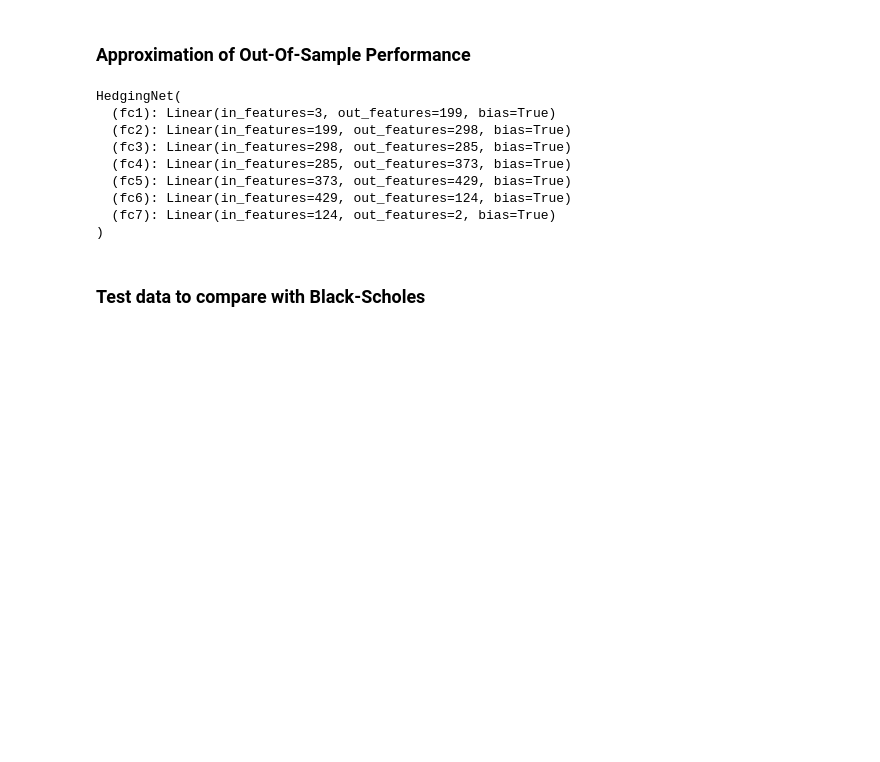
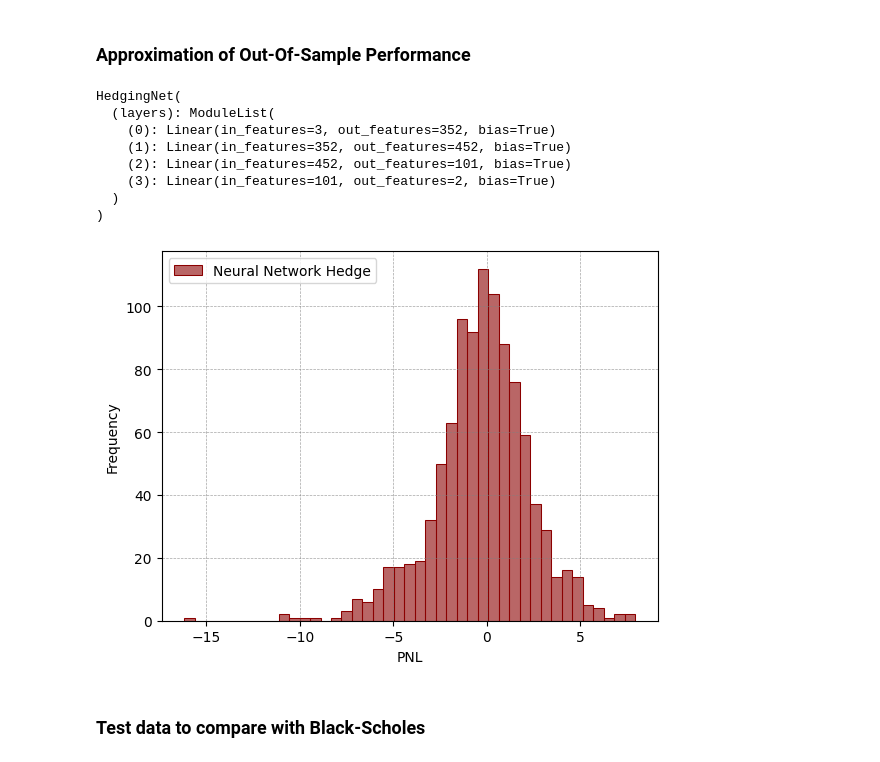
Before and after one commit to MasandeBesi/Project-Code-, a Jupyter notebook: The Project.ipynb, the cells around one changed output. Cells and saved outputs as stored; diff of their text form; code cells hidden in the pictures; blank space fills up the shorter version.

```diff
--- a/The Project.ipynb
+++ b/The Project.ipynb
@@ -602,16 +580,15 @@ plt.show()
 # %%
 # torch.save(best_model.state_dict(), 'best_model.pth')
 # %%
-hedgeNN = HedgingNet(input_size=3, hidden_size=best_hidden_size, output_size=2, activation_fn=best_activation_fn)
+hedgeNN = HedgingNet(input_size=3, hidden_sizes=best_hidden_sizes, output_size=2, activation_fn=best_activation_fn)
 hedgeNN.load_state_dict(torch.load('best_model.pth'))
 hedgeNN.eval()
 # %% [output]
 HedgingNet(
-  (fc1): Linear(in_features=3, out_features=199, bias=True)
-  (fc2): Linear(in_features=199, out_features=298, bias=True)
-  (fc3): Linear(in_features=298, out_features=285, bias=True)
-  (fc4): Linear(in_features=285, out_features=373, bias=True)
-  (fc5): Linear(in_features=373, out_features=429, bias=True)
-  (fc6): Linear(in_features=429, out_features=124, bias=True)
-  (fc7): Linear(in_features=124, out_features=2, bias=True)
+  (layers): ModuleList(
+    (0): Linear(in_features=3, out_features=352, bias=True)
+    (1): Linear(in_features=352, out_features=452, bias=True)
+    (2): Linear(in_features=452, out_features=101, bias=True)
+    (3): Linear(in_features=101, out_features=2, bias=True)
+  )
 )
@@ -618,2 +623,12 @@ HedgingNet(
+# %%
+sns.histplot(PNL_NN, color="darkred", edgecolor="darkred", alpha=0.6, label="Neural Network Hedge")
+plt.xlabel('PNL')
+plt.ylabel('Frequency')
+plt.grid(True, which='both', linestyle='--', linewidth=0.5, alpha=0.7, color = 'grey')
+plt.legend()
+plt.savefig("sheesh.png")
+plt.show()
+# %% [output]
+[figure, added]
 # %% [markdown]
 ### Test data to compare with Black-Scholes
```
Also changed, not shown: parts of 17 cells of this notebook.
